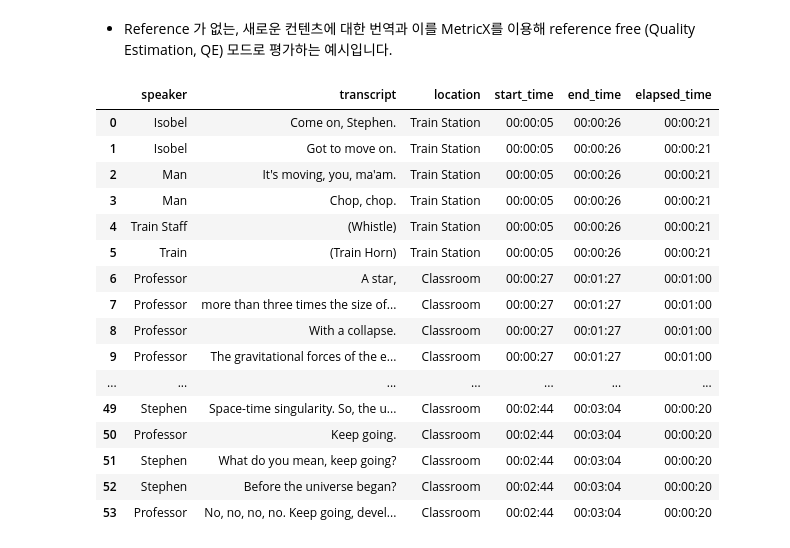
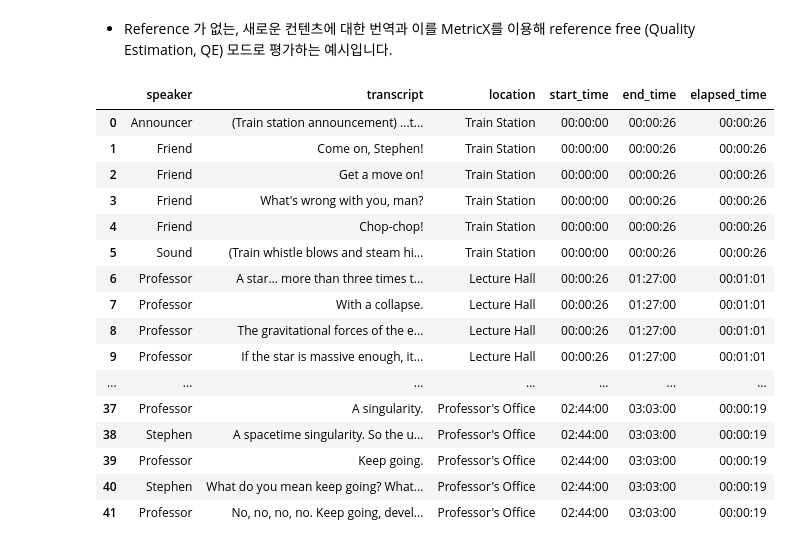
Before and after one commit to jk1333/genai_evaluation, a Jupyter notebook: Movie_Translation_Evaluation.ipynb, the cells around one changed output. Saved outputs shown, nothing was run; the diff lists cells and outputs as text; code cells hidden in the pictures.

```diff
--- a/Movie_Translation_Evaluation.ipynb
+++ b/Movie_Translation_Evaluation.ipynb
@@ -232,50 +234,50 @@ response_schema = {
     "items": {
         "type": "OBJECT",
         "properties": {
             "location": { "type": "STRING",},
             "start_time": { "type": "STRING",},
             "end_time": { "type": "STRING",},
             "elapsed_time": { "type": "STRING",},
             "transcription": {
                 "type": "ARRAY",
                 "items" : {
                   "type": "OBJECT",
                   "properties": {
                     "speaker": { "type": "STRING",},
                     "transcript": { "type": "STRING",},
                   }
                 }
             },
         },
         "required": ["start_time","end_time","elapsed_time"],
     },
 }
 video = Part.from_uri(mime_type="video/*", uri="https://www.youtube.com/watch?v=OoUVSHDbAeM")
 content = [
     prompt,
     video
 ]
-response = analyze_gemini(content, "gemini-1.5-pro-002", "", "application/json", response_schema, 8192, False)
+response = analyze_gemini(content, "gemini-2.5-pro", "", "application/json", response_schema, 65536, False)
 pd_transcription = pd.json_normalize(json.loads(response), record_path='transcription', meta=['location', 'start_time', 'end_time', 'elapsed_time'])
 pd_transcription
 # %% [output]
 |  | speaker | transcript | location | start_time | end_time | elapsed_time |
-| 0 | Isobel | Come on, Stephen. | Train Station | 00:00:05 | 00:00:26 | 00:00:21 |
-| 1 | Isobel | Got to move on. | Train Station | 00:00:05 | 00:00:26 | 00:00:21 |
-| 2 | Man | It's moving, you, ma'am. | Train Station | 00:00:05 | 00:00:26 | 00:00:21 |
-| 3 | Man | Chop, chop. | Train Station | 00:00:05 | 00:00:26 | 00:00:21 |
-| 4 | Train Staff | (Whistle) | Train Station | 00:00:05 | 00:00:26 | 00:00:21 |
-| 5 | Train | (Train Horn) | Train Station | 00:00:05 | 00:00:26 | 00:00:21 |
-| 6 | Professor | A star, | Classroom | 00:00:27 | 00:01:27 | 00:01:00 |
-| 7 | Professor | more than three times the size of... | Classroom | 00:00:27 | 00:01:27 | 00:01:00 |
-| 8 | Professor | With a collapse. | Classroom | 00:00:27 | 00:01:27 | 00:01:00 |
-| 9 | Professor | The gravitational forces of the e... | Classroom | 00:00:27 | 00:01:27 | 00:01:00 |
+| 0 | Announcer | (Train station announcement) ...t... | Train Station | 00:00:00 | 00:00:26 | 00:00:26 |
+| 1 | Friend | Come on, Stephen! | Train Station | 00:00:00 | 00:00:26 | 00:00:26 |
+| 2 | Friend | Get a move on! | Train Station | 00:00:00 | 00:00:26 | 00:00:26 |
+| 3 | Friend | What's wrong with you, man? | Train Station | 00:00:00 | 00:00:26 | 00:00:26 |
+| 4 | Friend | Chop-chop! | Train Station | 00:00:00 | 00:00:26 | 00:00:26 |
+| 5 | Sound | (Train whistle blows and steam hi... | Train Station | 00:00:00 | 00:00:26 | 00:00:26 |
+| 6 | Professor | A star... more than three times t... | Lecture Hall | 00:00:26 | 01:27:00 | 00:01:01 |
+| 7 | Professor | With a collapse. | Lecture Hall | 00:00:26 | 01:27:00 | 00:01:01 |
+| 8 | Professor | The gravitational forces of the e... | Lecture Hall | 00:00:26 | 01:27:00 | 00:01:01 |
+| 9 | Professor | If the star is massive enough, it... | Lecture Hall | 00:00:26 | 01:27:00 | 00:01:01 |
 | ... | ... | ... | ... | ... | ... | ... |
-| 49 | Stephen | Space-time singularity. So, the u... | Classroom | 00:02:44 | 00:03:04 | 00:00:20 |
-| 50 | Professor | Keep going. | Classroom | 00:02:44 | 00:03:04 | 00:00:20 |
-| 51 | Stephen | What do you mean, keep going? | Classroom | 00:02:44 | 00:03:04 | 00:00:20 |
-| 52 | Stephen | Before the universe began? | Classroom | 00:02:44 | 00:03:04 | 00:00:20 |
-| 53 | Professor | No, no, no, no. Keep going, devel... | Classroom | 00:02:44 | 00:03:04 | 00:00:20 |
+| 37 | Professor | A singularity. | Professor's Office | 02:44:00 | 03:03:00 | 00:00:19 |
+| 38 | Stephen | A spacetime singularity. So the u... | Professor's Office | 02:44:00 | 03:03:00 | 00:00:19 |
+| 39 | Professor | Keep going. | Professor's Office | 02:44:00 | 03:03:00 | 00:00:19 |
+| 40 | Stephen | What do you mean keep going? What... | Professor's Office | 02:44:00 | 03:03:00 | 00:00:19 |
+| 41 | Professor | No, no, no, no. Keep going, devel... | Professor's Office | 02:44:00 | 03:03:00 | 00:00:19 |
 # %%
 source_text = pd_transcription[['location', 'speaker', 'transcript']].to_csv(index=False)
 content = [
```
Also changed, not shown: parts of 5 cells of this notebook.
